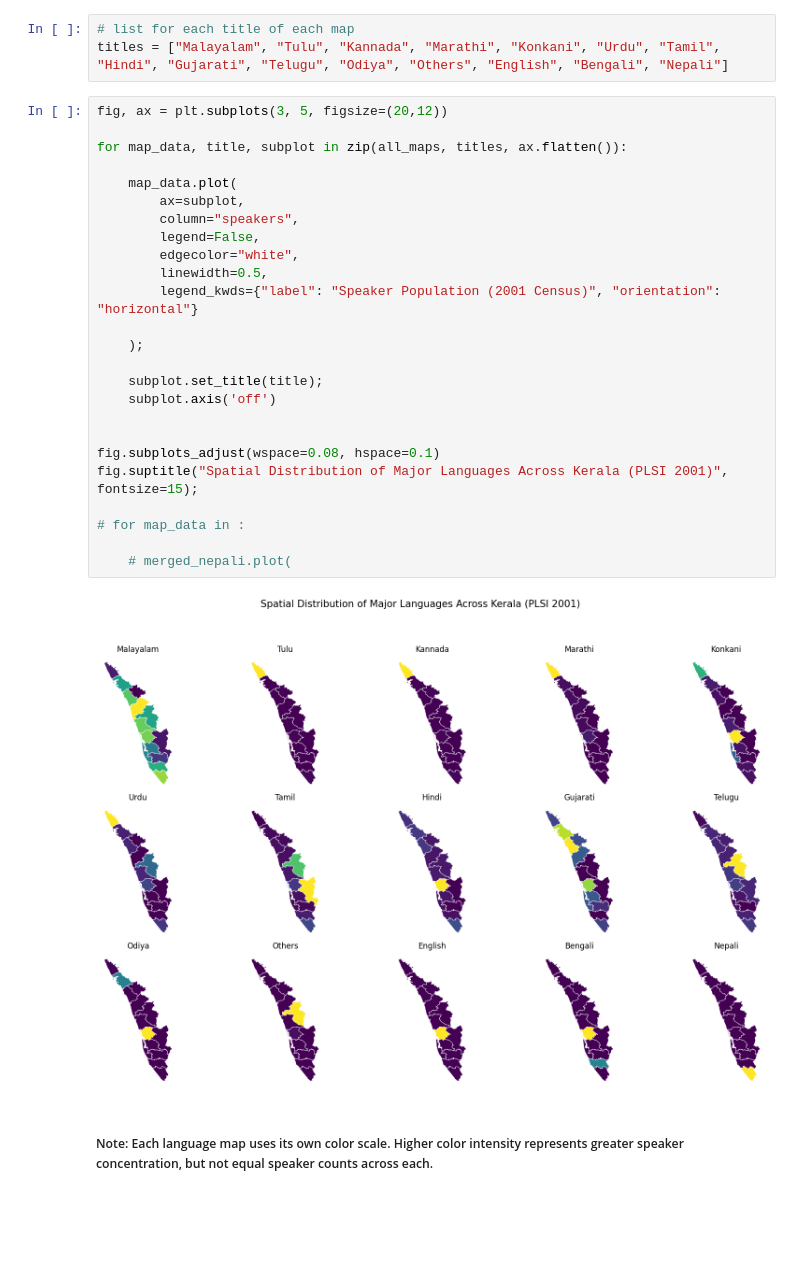
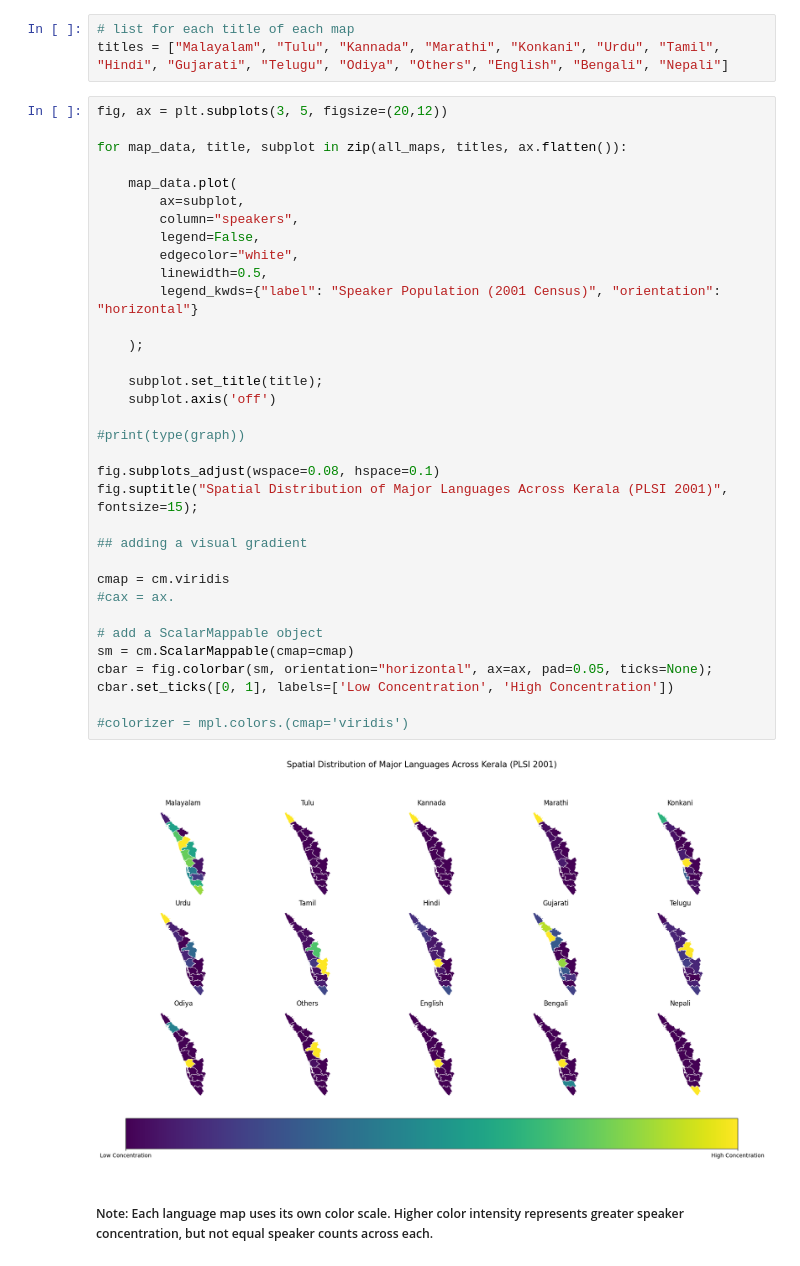
Before and after one commit to squishridyvi/Geographical-Distribution-Mapping-of-Dravidian-Languages-, a Jupyter notebook: Geographical Distribution of Dravidian Languages.ipynb, the cells around one changed output. Cells and saved outputs as stored; diff of their text form; blank space fills up the shorter version.

Commit message:
Add files via upload
added colorbar, stacked bar chart, and break in minority language chart

```diff
--- a/Geographical Distribution of Dravidian Languages.ipynb
+++ b/Geographical Distribution of Dravidian Languages.ipynb
@@ -2011,30 +2013,39 @@ titles = ["Malayalam", "Tulu", "Kannada", "Marathi", "Konkani", "Urdu", "Tamil",
 # %%
 fig, ax = plt.subplots(3, 5, figsize=(20,12))
 
 for map_data, title, subplot in zip(all_maps, titles, ax.flatten()):
 
     map_data.plot(
         ax=subplot,
         column="speakers",
         legend=False,
         edgecolor="white",
         linewidth=0.5,
         legend_kwds={"label": "Speaker Population (2001 Census)", "orientation": "horizontal"}
 
     );
 
     subplot.set_title(title);
     subplot.axis('off')
 
+#print(type(graph))
 
 fig.subplots_adjust(wspace=0.08, hspace=0.1)
 fig.suptitle("Spatial Distribution of Major Languages Across Kerala (PLSI 2001)", fontsize=15);
 
-# for map_data in :
+## adding a visual gradient
 
-    # merged_nepali.plot(
+cmap = cm.viridis
+#cax = ax.
+
+# add a ScalarMappable object
+sm = cm.ScalarMappable(cmap=cmap)
+cbar = fig.colorbar(sm, orientation="horizontal", ax=ax, pad=0.05, ticks=None);
+cbar.set_ticks([0, 1], labels=['Low Concentration', 'High Concentration'])
+
+#colorizer = mpl.colors.(cmap='viridis')
 # %% [output]
-[figure, old version]
+[figure, new version]
 # %% [markdown]
 ##### Note: Each language map uses its own color scale. Higher color intensity represents greater speaker concentration, but not equal speaker counts across each.
 # %% [markdown]
```
Also changed, not shown: parts of 11 cells of this notebook.
